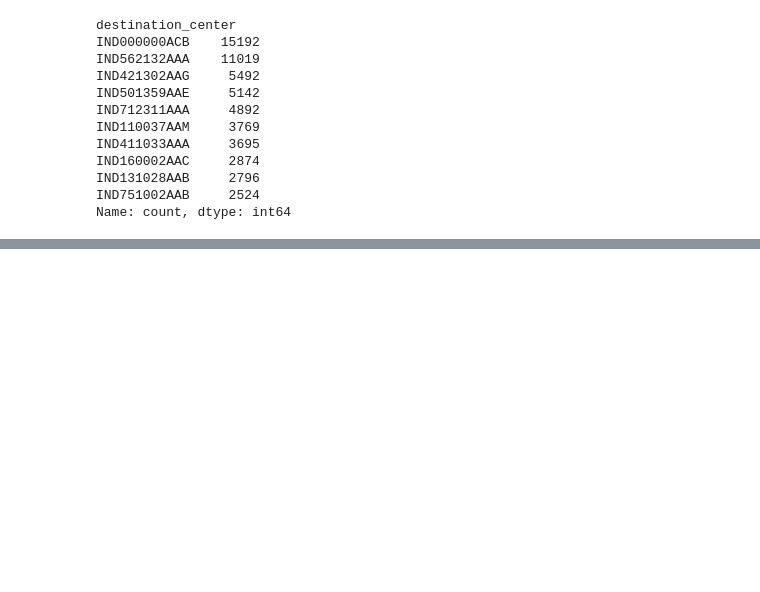
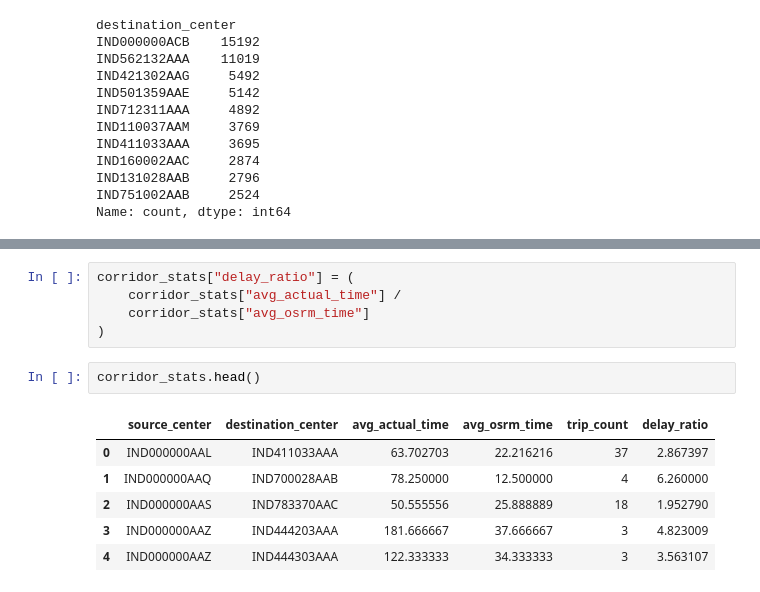
Before and after one commit to samarth-7-cpu/graph-eta, a Jupyter notebook: notebooks/01_data_exploration.ipynb, the cells around one changed output, grey strips where cells are left out. Cells and saved outputs as stored; diff of their text form; blank space fills up the shorter version.

```diff
--- a/notebooks/01_data_exploration.ipynb
+++ b/notebooks/01_data_exploration.ipynb
@@ -150,0 +161,14 @@ Name: count, dtype: int64
+# %%
+corridor_stats["delay_ratio"] = (
+    corridor_stats["avg_actual_time"] /
+    corridor_stats["avg_osrm_time"]
+)
+# %%
+corridor_stats.head()
+# %% [output]
+|  | source_center | destination_center | avg_actual_time | avg_osrm_time | trip_count | delay_ratio |
+| 0 | IND000000AAL | IND411033AAA | 63.702703 | 22.216216 | 37 | 2.867397 |
+| 1 | IND000000AAQ | IND700028AAB | 78.250000 | 12.500000 | 4 | 6.260000 |
+| 2 | IND000000AAS | IND783370AAC | 50.555556 | 25.888889 | 18 | 1.952790 |
+| 3 | IND000000AAZ | IND444203AAA | 181.666667 | 37.666667 | 3 | 4.823009 |
+| 4 | IND000000AAZ | IND444303AAA | 122.333333 | 34.333333 | 3 | 3.563107 |
```
Also changed, not shown: parts of 11 cells of this notebook, 1 other file.
